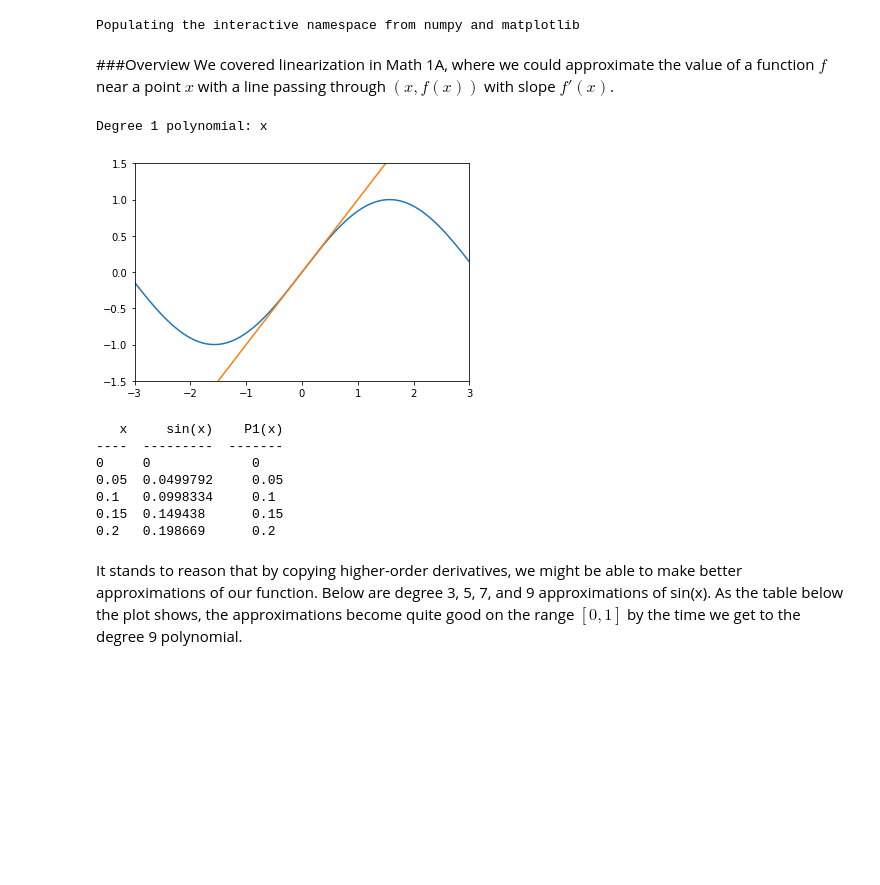
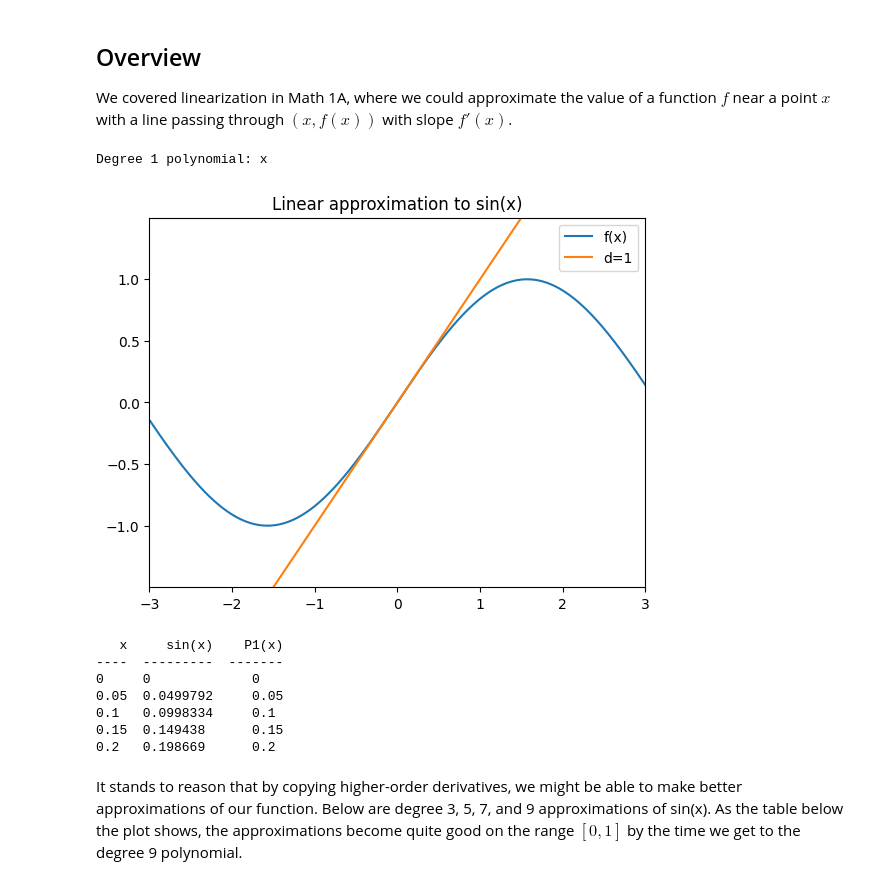
Before and after one commit to erhallma/erhallma.github.io, a Jupyter notebook: notebooks/taylor_series.ipynb, the cells around one changed output. Cells and saved outputs as stored; diff of their text form; code cells hidden in the pictures; blank space fills up the shorter version.

Commit message:
Add static html for Taylor series; update notebook

```diff
--- a/notebooks/taylor_series.ipynb
+++ b/notebooks/taylor_series.ipynb
@@ -3,15 +7,16 @@
 # %%
-%pylab inline
+%matplotlib inline
 
 import sympy
 import numpy
 from tabulate import tabulate
+import matplotlib.pyplot as plt
 sympy.init_printing()
 
 
 x = sympy.Symbol('x')
 
-def taylor_series(F, center, degrees, left, right, y_buff=0.5, nums=[]):
+def taylor_series(F, center, degrees, left, right, y_buff=0.5, nums=[], title=None):
     f_true = sympy.lambdify([x], F, 'numpy')
     x_vec = numpy.linspace(center-left, center+right, 500)
     y_true = f_true(x_vec)
@@ -31,20 +36,20 @@ def taylor_series(F, center, degrees, left, right, y_buff=0.5, nums=[]):
         if len(nums) > 0:
             headers.append('P' + str(i) + '(x)')
             outTab.append(f_i(nums))
-
+    if title:
+        plt.title(title)
+    plt.legend(['f(x)'] + [f'd={d}' for d in degrees])
     plt.show()
     if len(nums) > 0: return outTab, headers
-# %% [output]
-Populating the interactive namespace from numpy and matplotlib
 # %% [markdown]
-###Overview
+## Overview
 We covered linearization in Math 1A, where we could approximate the value of a function $f$ near a point $x$ with a line passing through $(x, f(x))$ with slope $f'(x)$.
 # %%
-T, H = taylor_series(sympy.sin(x), 0, [1], 3, 3, 0.5, numpy.linspace(0,0.2,5))
+T, H = taylor_series(sympy.sin(x), 0, [1], 3, 3, 0.5, numpy.linspace(0,0.2,5), title="Linear approximation to sin(x)")
 print( tabulate(zip(*T), headers = H))
 # %% [output]
 Degree 1 polynomial: x
-[figure, old version]
+[figure, new version]
    x     sin(x)    P1(x)
 ----  ---------  -------
 0     0             0
```
Also changed, not shown: parts of 14 cells of this notebook, 1 other file.
